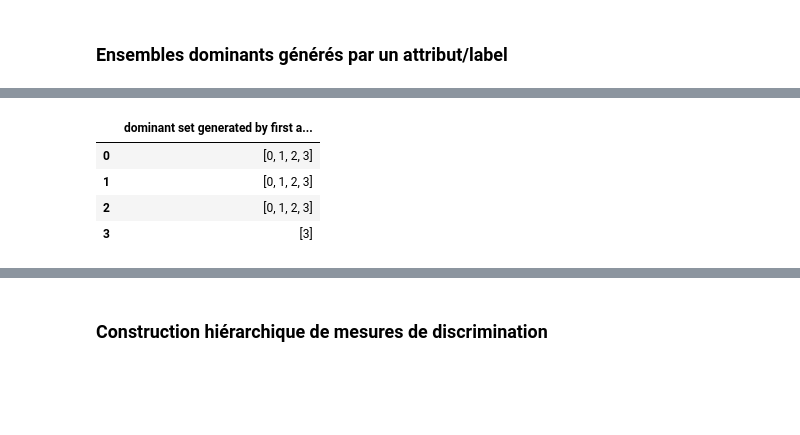
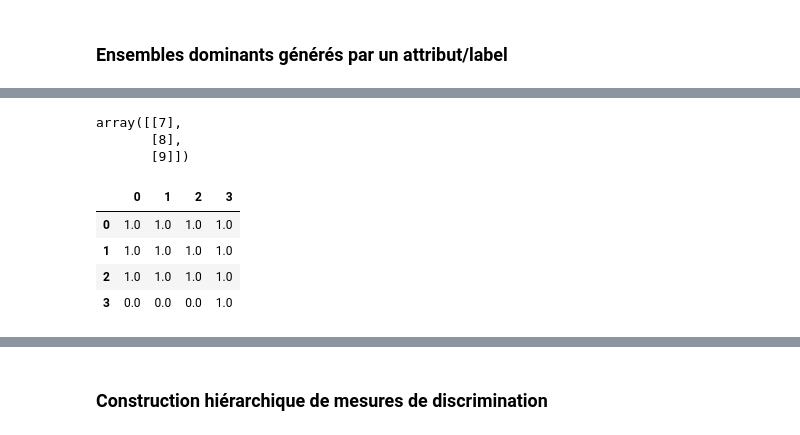
Before and after one commit to laudao/stage2018, a Jupyter notebook: monotone_trees_partA.ipynb, the cells around one changed output, grey strips where cells are left out. Saved outputs shown, nothing was run; the diff lists cells and outputs as text; code cells hidden in the pictures; blank space fills up the shorter version.

Commit message:
modified dominant set structure

```diff
--- a/monotone_trees_partA.ipynb
+++ b/monotone_trees_partA.ipynb
@@ -40,2 +40,8 @@ df
 # %% [markdown]
 ### Ensembles dominants générés par un attribut/label
+# %%
+ds = np.zeros((10, 10))
+values = training_set.x.copy()
+ind = np.transpose(np.array([[i for i in range(training_set.size())]]))
+values = np.hstack((values, ind))
+values
@@ -41,0 +59,5 @@ df
+# %%
+for i in range(0, training_set.size()):
+    v = training_set.getX(i)[0]
+    dsi = values[values[:,0] >= v][:,training_set.getInputDimension()]
+    ds[i][dsi] = 1
@@ -42,3 +77,9 @@ df
+# %%
+np.argwhere(ds[9] == 1)
+# %% [output]
+array([[7],
+       [8],
+       [9]])
 # %%
 def dominant_sets_attribute(a_j, labeled_set):
     '''
@@ -49,11 +90,13 @@ def dominant_sets_attribute(a_j, labeled_set):
     values = labeled_set.x.copy()
     ind = np.transpose(np.array([[i for i in range(labeled_set.size())]]))
     values = np.hstack((values, ind))
+    n = labeled_set.size()
 
-    dominant_sets = dict()
+    dominant_sets = np.zeros((n, n))
     for i in range(0, labeled_set.size()):
         v = labeled_set.getX(i)[a_j]
-        dominant_sets[i] = values[values[:,a_j] >= v][:,labeled_set.getInputDimension()]
+        dominant = values[values[:,a_j] >= v][:,labeled_set.getInputDimension()]
+        dominant_sets[i][dominant] = 1
 
     return dominant_sets
 
@@ -65,12 +108,14 @@ def dominant_sets_label(labeled_set):
     values = labeled_set.y.copy()
     ind = np.transpose(np.array([[i for i in range(labeled_set.size())]]))
     values = np.hstack((values, ind))
+    n = labeled_set.size()
 
-    dominant_sets = dict()
+    dominant_sets = np.zeros((n, n))
 
     for i in range(0, labeled_set.size()):
         v = labeled_set.getY(i)
-        dominant_sets[i] = values[values[:,0] >= v][:,1]
+        dominant = values[values[:,0] >= v][:,1]
+        dominant_sets[i][dominant] = 1
 
     return dominant_sets
 
@@ -80,17 +125,16 @@ dsl = dominant_sets_label(training_set)
 # %%
 a_set = LabeledSet(3)
 a_set.addExample([0, 0, 1], 0)
 a_set.addExample([0, 1, 0], 1)
 a_set.addExample([0, 1, 1], 1)
 a_set.addExample([1, 0, 1], 2)
 
 dsa_3 = dominant_sets_attribute(0, a_set)
-df_dsa3 = pd.DataFrame(list(dsa_3.items())).drop(0, axis=1)
-df_dsa3.columns = ['dominant set generated by first attribute']
+df_dsa3 = pd.DataFrame(dsa_3)
 df_dsa3
 # %% [output]
-|  | dominant set generated by first a... |
-| 0 | [0, 1, 2, 3] |
-| 1 | [0, 1, 2, 3] |
-| 2 | [0, 1, 2, 3] |
-| 3 | [3] |
+|  | 0 | 1 | 2 | 3 |
+| 0 | 1.0 | 1.0 | 1.0 | 1.0 |
+| 1 | 1.0 | 1.0 | 1.0 | 1.0 |
+| 2 | 1.0 | 1.0 | 1.0 | 1.0 |
+| 3 | 0.0 | 0.0 | 0.0 | 1.0 |
```
Also changed, not shown: parts of 46 cells of this notebook, 2 other files.
